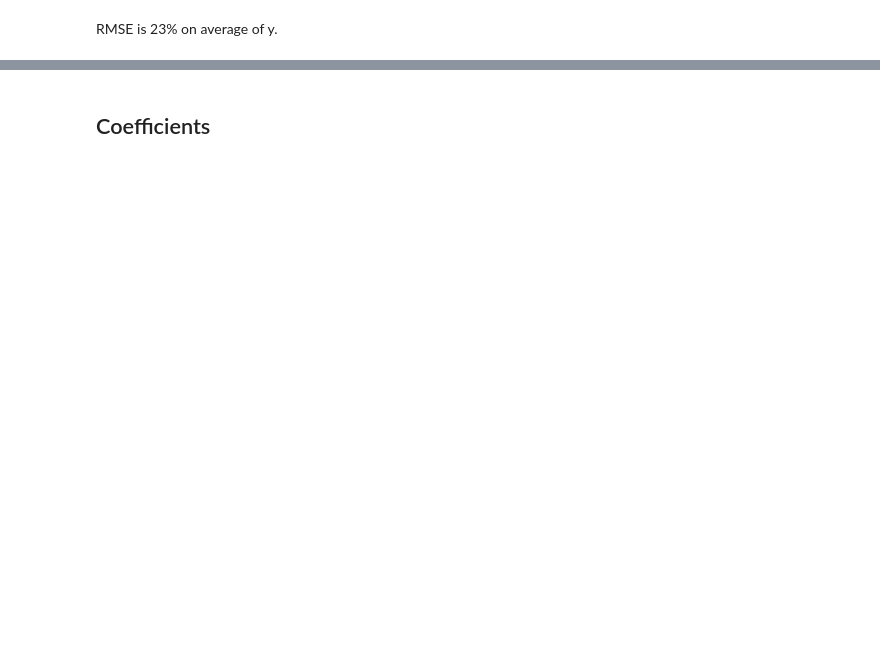
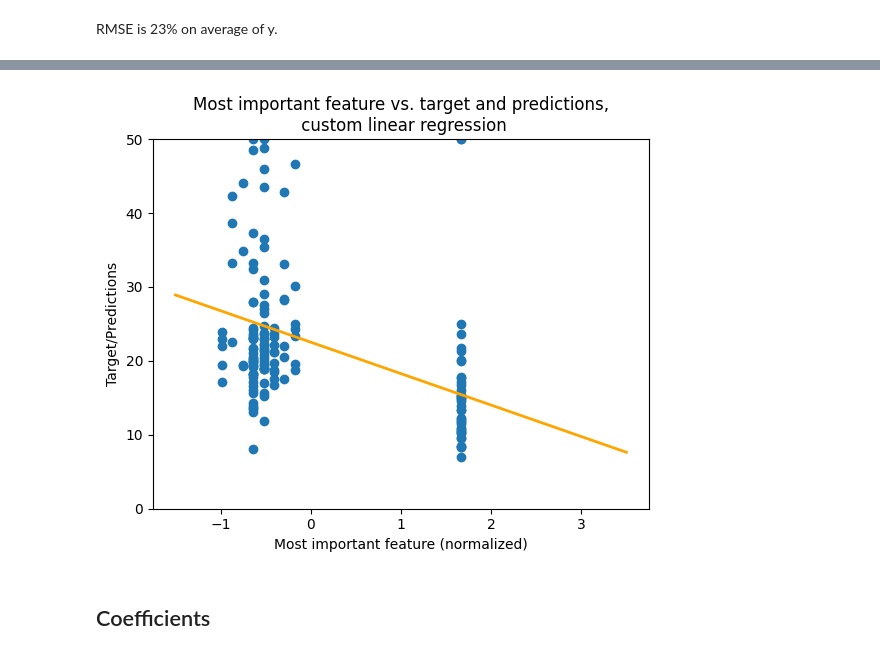
Before and after one commit to Kuoste/DLFS_code, a Jupyter notebook: 02_fundamentals/Code.ipynb, the cells around one changed output, grey strips where cells are left out. Cells and saved outputs as stored; diff of their text form; code cells hidden in the pictures; blank space fills up the shorter version.

```diff
--- a/02_fundamentals/Code.ipynb
+++ b/02_fundamentals/Code.ipynb
@@ -365,13 +377,15 @@ b = np.linspace(-1.5, 3.5, NUM).reshape(NUM, 1)
 test_feature = np.concatenate([a, b], axis=1)
 test_preds = predict(test_feature, weights)[:, 0]
 # %%
-plt.scatter(X_test[:, 12], y_test)
+plt.scatter(X_test[:, most_important_index], y_test)
 plt.plot(np.array(test_feature[:, -1]), test_preds, linewidth=2, c='orange')
-plt.ylim([6, 51])
+plt.ylim([0, plotMax])
 plt.xlabel("Most important feature (normalized)")
 plt.ylabel("Target/Predictions")
 plt.title("Most important feature vs. target and predictions,\n custom linear regression");
 # plt.savefig(GRAPHS_IMG_FILEPATH + "03_most_important_feature_vs_predictions.png")
+# %% [output]
+[figure, added]
 # %% [markdown]
 ## Coefficients
 # %%
```
Also changed, not shown: parts of 31 cells of this notebook.
